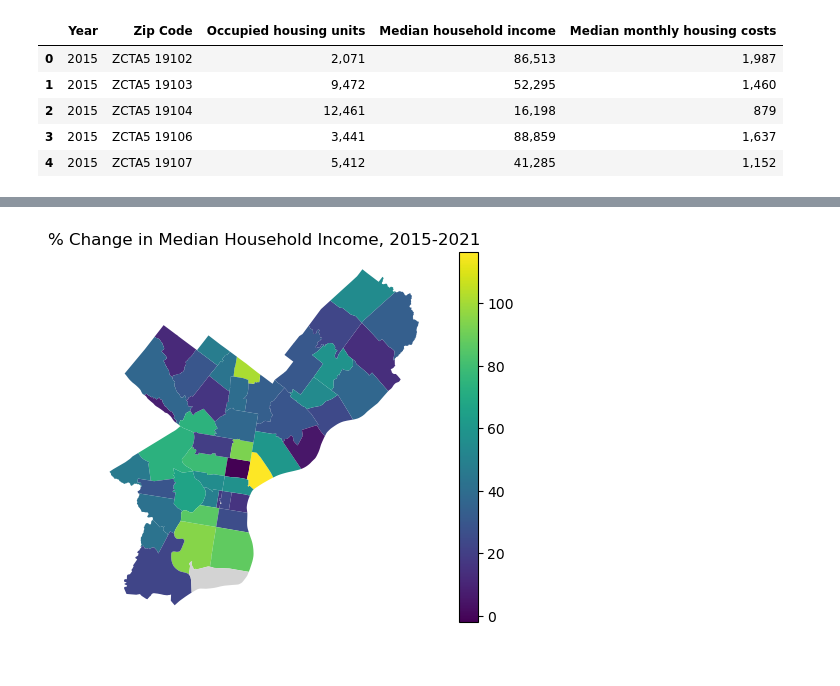
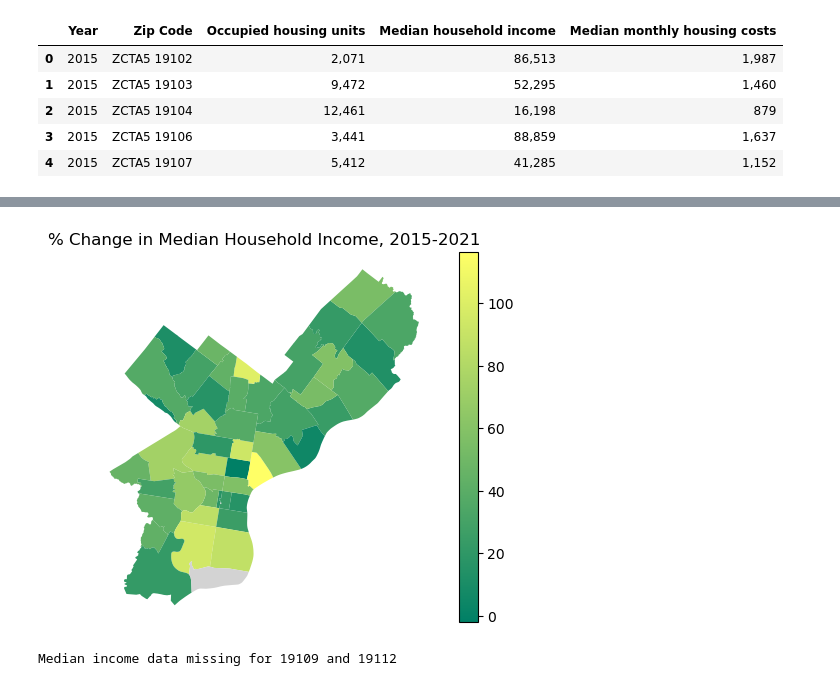
Before and after one commit to Aramed23/Project_1, a Jupyter notebook: katy_code.ipynb, the cells around one changed output, grey strips where cells are left out. Drawn from its saved outputs; the diff is of its cells as text; code cells hidden in the pictures.

Commit message:
updated map with new color gradient

```diff
--- a/katy_code.ipynb
+++ b/katy_code.ipynb
@@ -433,9 +422,11 @@ zip_code_map_sorted.head()
 | 13 | 14 | 19107 | 7 | 1.486793e+07 | 17492.276143 | POLYGON ((-75.15324 39.95849, -75... | 23.46 |
 # %%
 # Create zip code map
-ax = zip_code_map_sorted.plot(column="% Change in Median Income 2015-2021", legend=True, missing_kwds={'color': 'lightgrey'})
+ax = zip_code_map_sorted.plot(column="% Change in Median Income 2015-2021", legend=True, missing_kwds={'color': 'lightgrey'},cmap="summer")
 ax.set_axis_off()
 ax.set_title("% Change in Median Household Income, 2015-2021")
 plt.show()
+print("Median income data missing for 19109 and 19112")
 # %% [output]
-[figure, old version]
+[figure, new version]
+Median income data missing for 19109 and 19112
```
Also changed, not shown: parts of 1 cell of this notebook.
